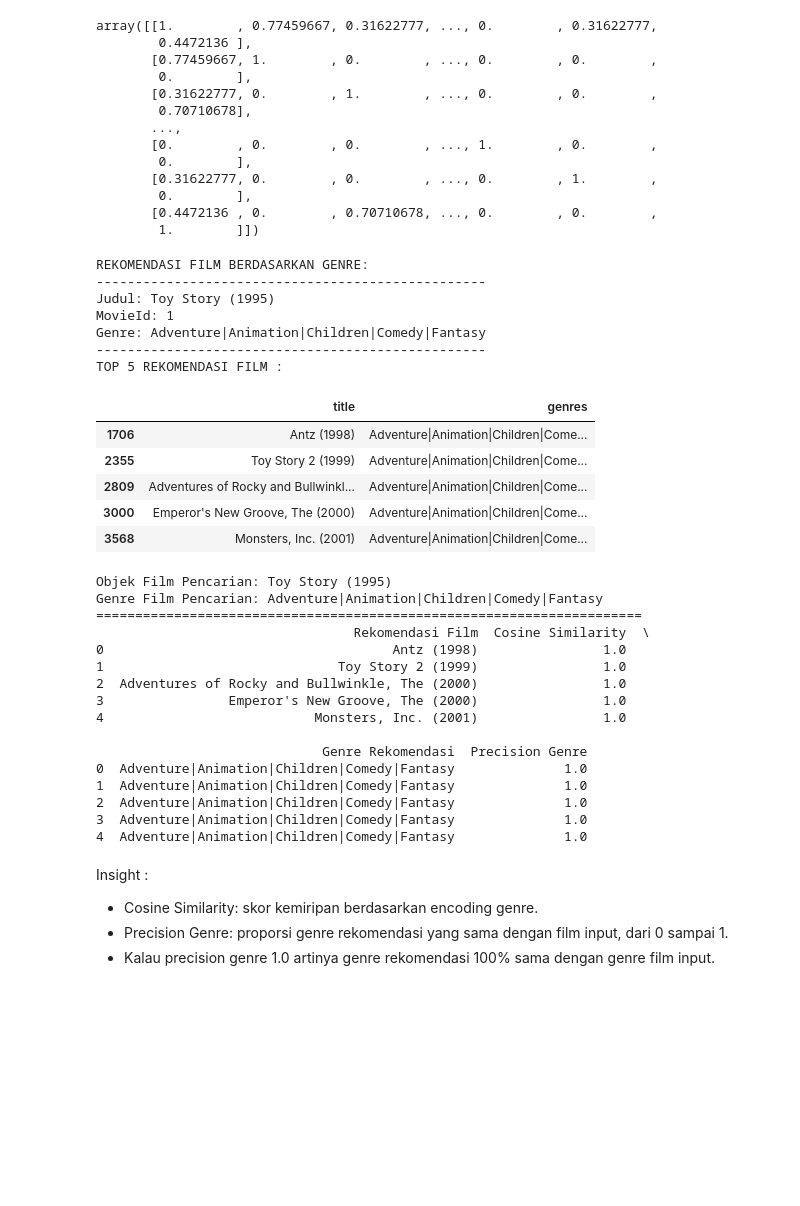
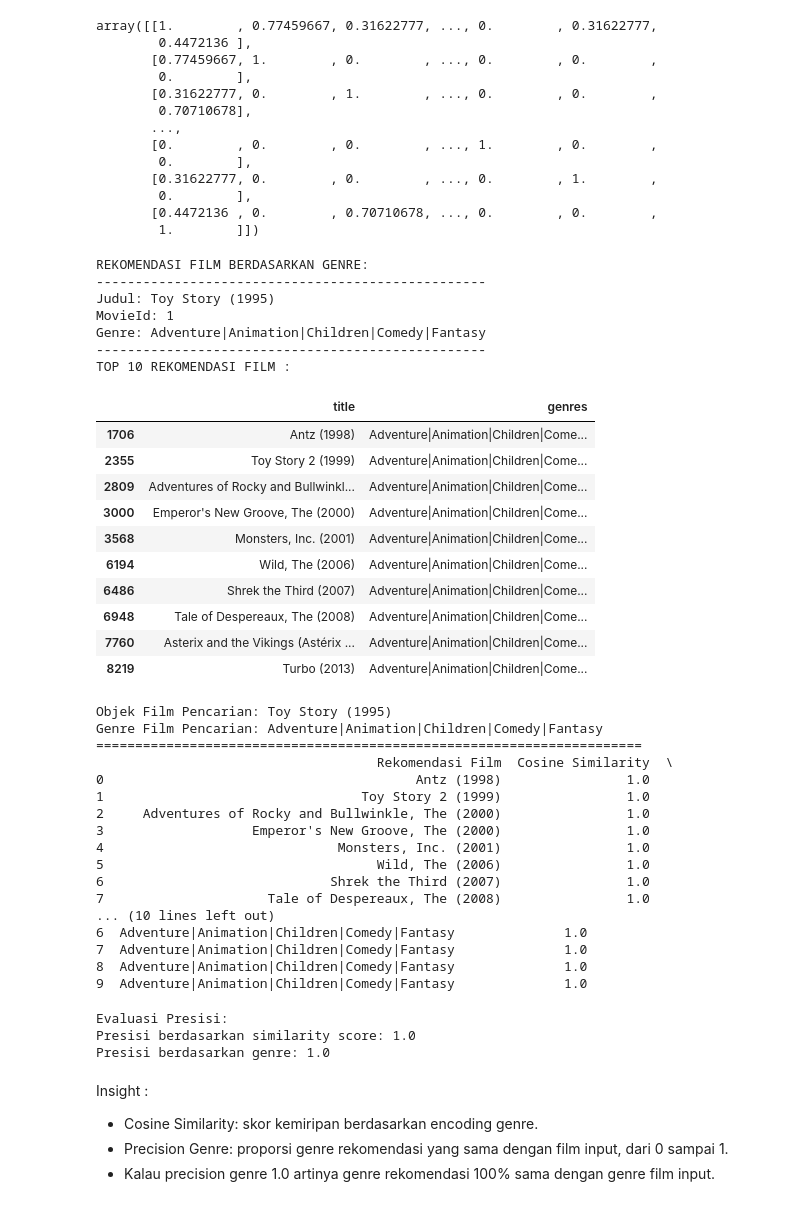
Before and after one commit to ShaffaCamila/Movies-Recommendation-System, a Jupyter notebook: main.ipynb, the cells around one changed output. Cells and saved outputs as stored; diff of their text form; code cells hidden in the pictures; blank space fills up the shorter version.

```diff
--- a/main.ipynb
+++ b/main.ipynb
@@ -267,42 +311,47 @@ array([[1.        , 0.77459667, 0.31622777, ..., 0.        , 0.31622777,
 # %%
-def recommend_movies(title, cosine_sim, df, top_n=5):
-    idx = movies_df[movies_df['title'] == title].index[0]
+def recommend_movies(title, cosine_sim, df, top_n=10):
+    idx = df[df['title'] == title].index[0]
     sim_scores = list(enumerate(cosine_sim[idx]))
     sim_scores = sorted(sim_scores, key=lambda x: x[1], reverse=True)[1:top_n+1]
     recommended_indices = [i[0] for i in sim_scores]
-    return movies_df.iloc[recommended_indices][['title', 'genres']]
+    return df.iloc[recommended_indices][['title', 'genres']]
 # %%
 # Pilih judul film yang ingin diuji
 movie_title = "Toy Story (1995)"
 
 movie_genre = movies_df.loc[movies_df['title'] == movie_title, 'genres'].values[0]
 movie_id = movies_df.loc[movies_df['title'] == movie_title, 'movieId'].values[0]
 genre_list = movie_genre.split('|')
 
-recommendations = recommend_movies(movie_title, cosine_sim, movies_df)
+recommend_df = recommend_movies(movie_title, cosine_sim, movies_df)
 
 print("REKOMENDASI FILM BERDASARKAN GENRE:")
 print("-" * 50)
 print(f"Judul: {movie_title}")
 print(f"MovieId: {movie_id}")
 print(f"Genre: {movie_genre}")
 print("-" * 50)
-print("TOP 5 REKOMENDASI FILM :")
-recommendations
+print("TOP 10 REKOMENDASI FILM :")
+recommend_df
 # %% [output]
 REKOMENDASI FILM BERDASARKAN GENRE:
 --------------------------------------------------
 Judul: Toy Story (1995)
 MovieId: 1
 Genre: Adventure|Animation|Children|Comedy|Fantasy
 --------------------------------------------------
-TOP 5 REKOMENDASI FILM :
+TOP 10 REKOMENDASI FILM :
 |  | title | genres |
 | 1706 | Antz (1998) | Adventure|Animation|Children|Come... |
 | 2355 | Toy Story 2 (1999) | Adventure|Animation|Children|Come... |
 | 2809 | Adventures of Rocky and Bullwinkl... | Adventure|Animation|Children|Come... |
 | 3000 | Emperor's New Groove, The (2000) | Adventure|Animation|Children|Come... |
 | 3568 | Monsters, Inc. (2001) | Adventure|Animation|Children|Come... |
+| 6194 | Wild, The (2006) | Adventure|Animation|Children|Come... |
+| 6486 | Shrek the Third (2007) | Adventure|Animation|Children|Come... |
+| 6948 | Tale of Despereaux, The (2008) | Adventure|Animation|Children|Come... |
+| 7760 | Asterix and the Vikings (Astérix ... | Adventure|Animation|Children|Come... |
+| 8219 | Turbo (2013) | Adventure|Animation|Children|Come... |
 # %%
 def genre_precision(input_genres, rec_genres):
     input_set = set(input_genres.split('|'))
@@ -318,7 +367,7 @@ target_genres = movies_df.loc[target_idx, 'genres']
 similarities = cosine_sim[target_idx]
 
 sim_scores = list(enumerate(similarities))
-sim_scores = sorted(sim_scores, key=lambda x: x[1], reverse=True)[1:6]
+sim_scores = sorted(sim_scores, key=lambda x: x[1], reverse=True)[1:11]
 
 recommendations = []
 
@@ -343,19 +392,31 @@ print(df_recommendations)
 Objek Film Pencarian: Toy Story (1995)
 Genre Film Pencarian: Adventure|Animation|Children|Comedy|Fantasy
 ======================================================================
-                                 Rekomendasi Film  Cosine Similarity  \
-0                                     Antz (1998)                1.0
-1                              Toy Story 2 (1999)                1.0
-2  Adventures of Rocky and Bullwinkle, The (2000)                1.0
-3                Emperor's New Groove, The (2000)                1.0
-4                           Monsters, Inc. (2001)                1.0
-
-                             Genre Rekomendasi  Precision Genre
-0  Adventure|Animation|Children|Comedy|Fantasy              1.0
-1  Adventure|Animation|Children|Comedy|Fantasy              1.0
-2  Adventure|Animation|Children|Comedy|Fantasy              1.0
-3  Adventure|Animation|Children|Comedy|Fantasy              1.0
-4  Adventure|Animation|Children|Comedy|Fantasy              1.0
+                                    Rekomendasi Film  Cosine Similarity  \
+0                                        Antz (1998)                1.0
+1                                 Toy Story 2 (1999)                1.0
+2     Adventures of Rocky and Bullwinkle, The (2000)                1.0
+3                   Emperor's New Groove, The (2000)                1.0
+4                              Monsters, Inc. (2001)                1.0
+5                                   Wild, The (2006)                1.0
+6                             Shrek the Third (2007)                1.0
+7                     Tale of Despereaux, The (2008)                1.0
+... (10 lines left out)
+6  Adventure|Animation|Children|Comedy|Fantasy              1.0
+7  Adventure|Animation|Children|Comedy|Fantasy              1.0
+8  Adventure|Animation|Children|Comedy|Fantasy              1.0
+9  Adventure|Animation|Children|Comedy|Fantasy              1.0
+# %%
+precision_sim = similarity_score_precision(movie_title, cosine_sim, movies_df, top_n=10, threshold=0.5)
+precision_gen = precision_genre(movie_genre, recommend_df['genres'].values)
+
+print("\nEvaluasi Presisi:")
+print("Presisi berdasarkan similarity score:", round(precision_sim, 2))
+print("Presisi berdasarkan genre:", round(precision_gen, 2))
+# %% [output]
+Evaluasi Presisi:
+Presisi berdasarkan similarity score: 1.0
+Presisi berdasarkan genre: 1.0
 # %% [markdown]
 Insight :
 - Cosine Similarity: skor kemiripan berdasarkan encoding genre.
```
Also changed, not shown: parts of 8 cells of this notebook.
